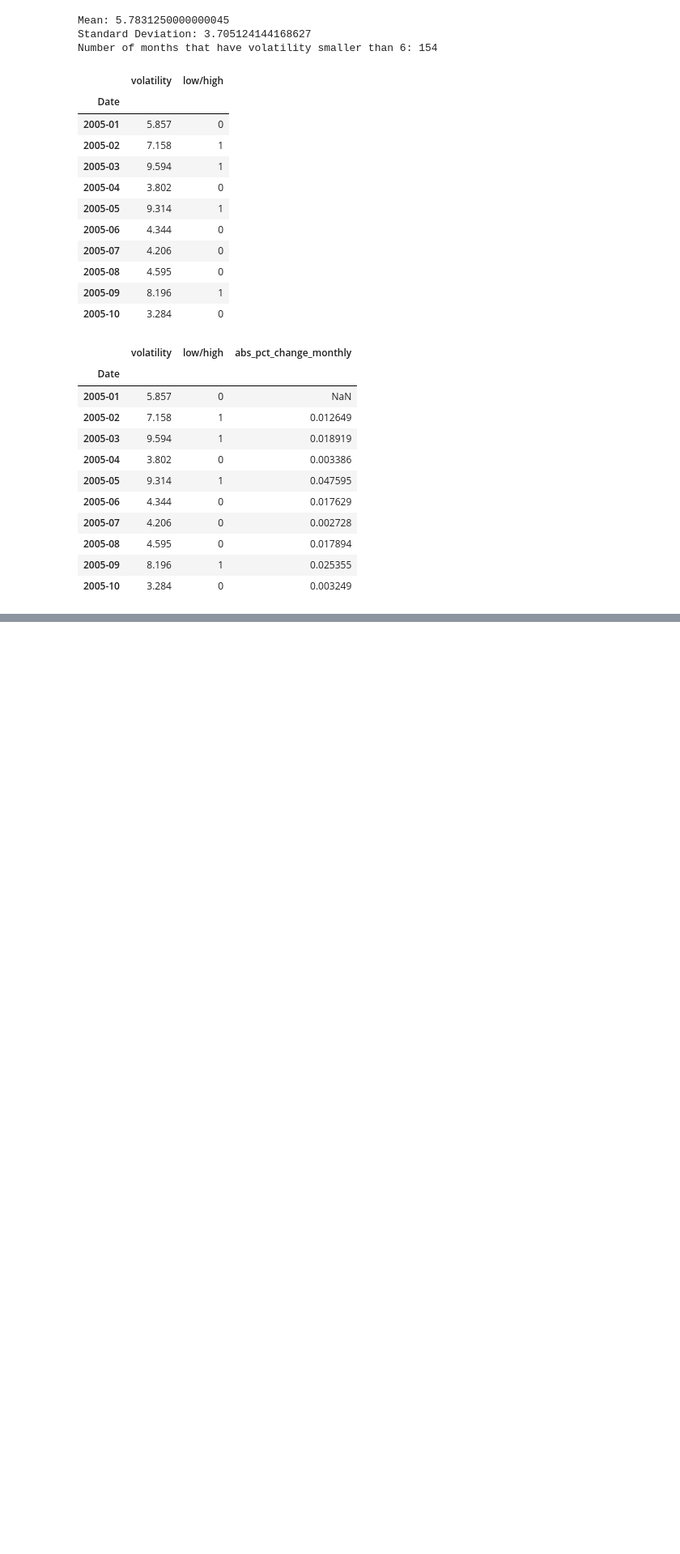
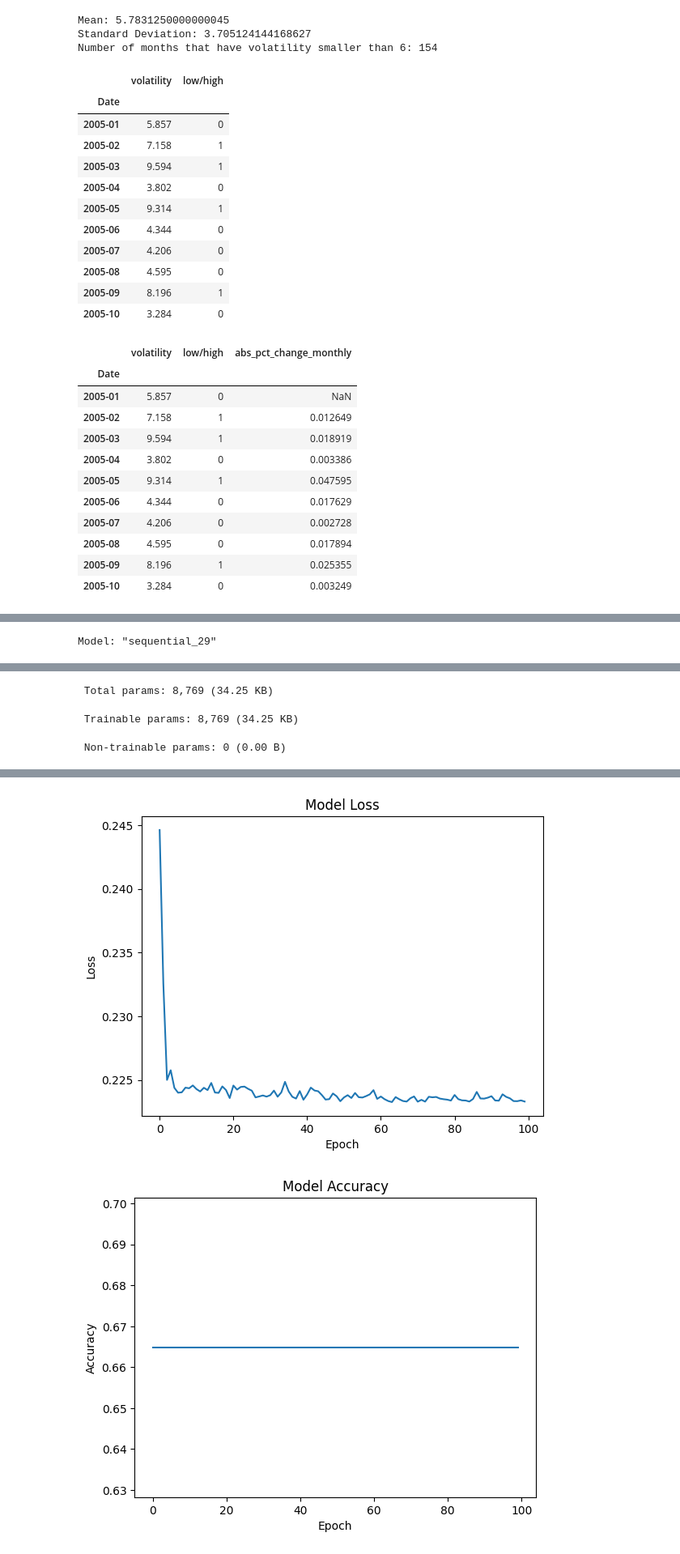
Before and after one commit to moleh13/EC48E, a Jupyter notebook: project/project.ipynb, the cells around one changed output, grey strips where cells are left out. Shown at 81% size. Drawn from its saved outputs; the diff is of its cells as text; code cells hidden in the pictures; blank space fills up the shorter version.

Commit message:
model

```diff
--- a/project/project.ipynb
+++ b/project/project.ipynb
@@ -142,0 +164,66 @@ x_data = feature_set.drop('low/high', axis=1)
+# %%
+x_data = feature_set.drop(columns=['volatility', 'low/high'], axis=1)
+y_data = feature_set['low/high']
+# %%
+x_data = np.array(x_data)
+y_data = np.array(y_data)
+
+# randomize the data
+np.random.seed(42)
+np.random.shuffle(x_data)
+np.random.seed(42)
+np.random.shuffle(y_data)
+
+x_train = x_data[:int(len(x_data) * 0.8)]
+x_test = x_data[int(len(x_data) * 0.8):]
+
+y_train = y_data[:int(len(y_data) * 0.8)]
+y_test = y_data[int(len(y_data) * 0.8):]
+# %%
+import tensorflow as tf
+from tensorflow.keras import Sequential
+from tensorflow.keras.layers import Dense
+
+# Define the model
+model = Sequential()
+
+# Add input layer
+model.add(Dense(16, input_dim=2, activation='relu'))
+
+# Add hidden layers
+for _ in range(32):
+    model.add(Dense(16, activation='relu'))
+
+# Add output layer
+model.add(Dense(1, activation='sigmoid'))
+
+# Define the optimizer with a custom learning rate
+custom_optimizer = Adam(learning_rate=0.0003)  # Change the learning rate as needed
+
+# Compile the model with the custom optimizer
+model.compile(optimizer=custom_optimizer, loss='mse', metrics=['accuracy'])
+print(model.summary())
+# Train the model
+history = model.fit(x_train, y_train, epochs=100, batch_size=1, verbose=2)
+
+# Plot the loss function graph
+plt.plot(history.history['loss'])
+plt.title('Model Loss')
+plt.xlabel('Epoch')
+plt.ylabel('Loss')
+plt.show()
+
+plt.plot(history.history['accuracy'])
+plt.title('Model Accuracy')
+plt.xlabel('Epoch')
+plt.ylabel('Accuracy')
+plt.show()
+
+# Test the model
+loss, accuracy = model.evaluate(x_test, y_test)
+
+print("Test Loss:", loss)
+print("Test Accuracy:", accuracy)
+print(history.history)
+# %% [output]
+Model: "sequential_29"
@@ -142,0 +247,3 @@ x_data = feature_set.drop('low/high', axis=1)
+ Total params: 8,769 (34.25 KB)
+ Trainable params: 8,769 (34.25 KB)
+ Non-trainable params: 0 (0.00 B)
@@ -142,0 +267,2 @@ x_data = feature_set.drop('low/high', axis=1)
+[figure, added]
+[figure, added]
```
Also changed, not shown: parts of 6 cells of this notebook.
